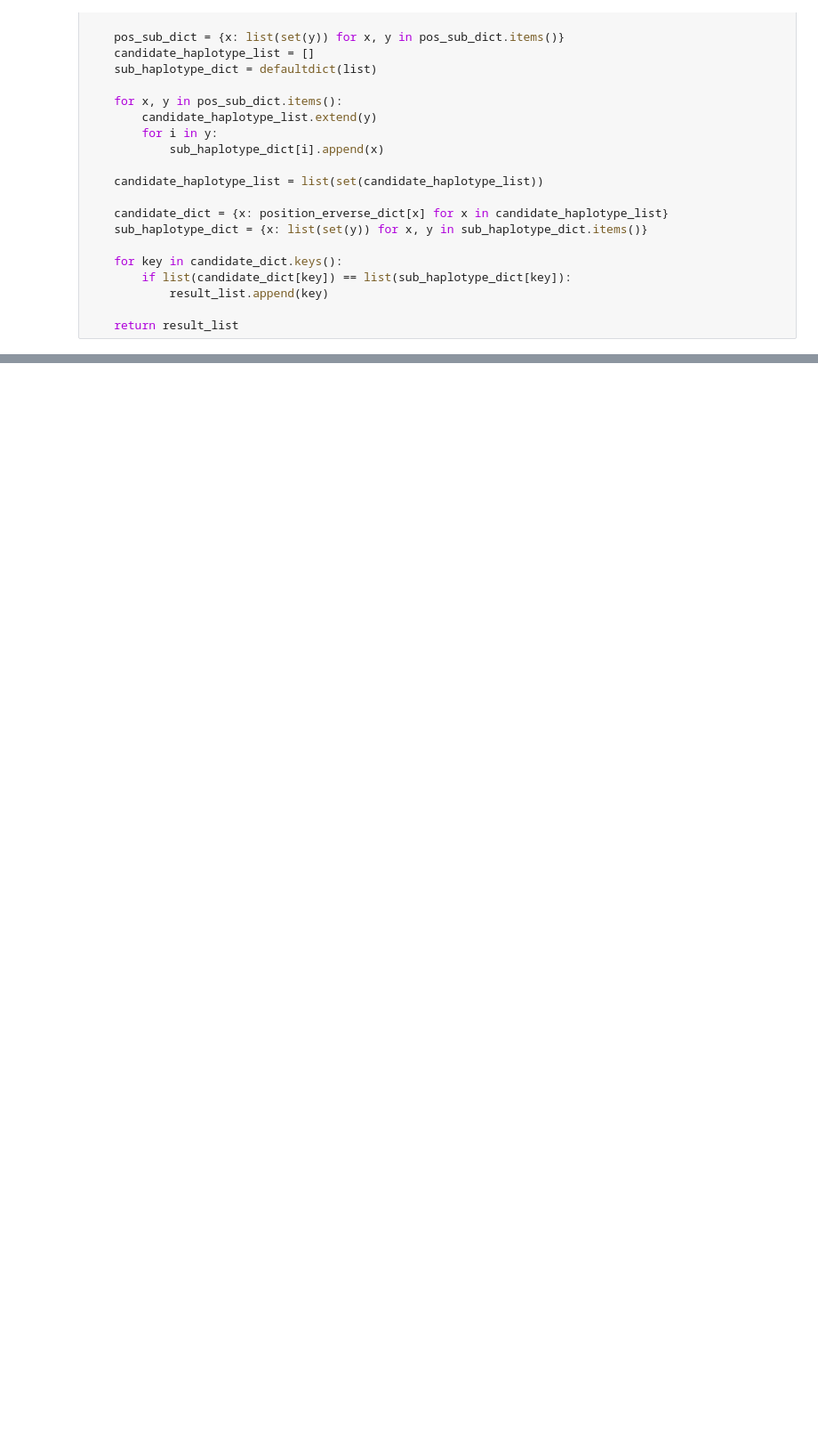
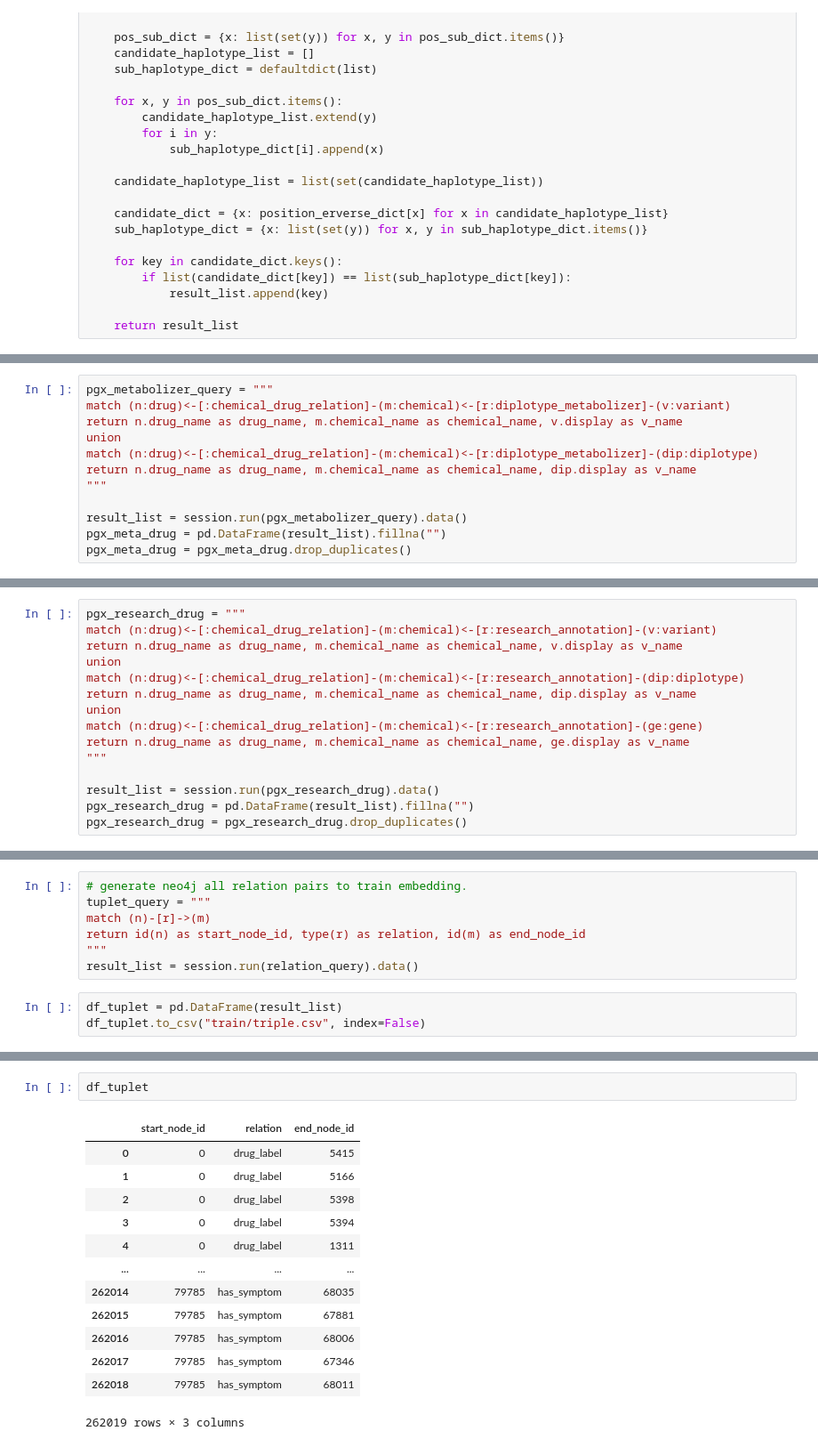
Before and after one commit to johncolezhang/pgkb_graph, a Jupyter notebook: py2neo_query.ipynb, the cells around one changed output, grey strips where cells are left out. Shown at 89% size. Cells and saved outputs as stored; diff of their text form; blank space fills up the shorter version.

```diff
--- a/py2neo_query.ipynb
+++ b/py2neo_query.ipynb
@@ -434,0 +526,12 @@ def position_to_haplotype(position_list):
+# %%
+pgx_metabolizer_query = """
+match (n:drug)<-[:chemical_drug_relation]-(m:chemical)<-[r:diplotype_metabolizer]-(v:variant)
+return n.drug_name as drug_name, m.chemical_name as chemical_name, v.display as v_name
+union
+match (n:drug)<-[:chemical_drug_relation]-(m:chemical)<-[r:diplotype_metabolizer]-(dip:diplotype)
+return n.drug_name as drug_name, m.chemical_name as chemical_name, dip.display as v_name
+"""
+
+result_list = session.run(pgx_metabolizer_query).data()
+pgx_meta_drug = pd.DataFrame(result_list).fillna("")
+pgx_meta_drug = pgx_meta_drug.drop_duplicates()
@@ -434,0 +543,15 @@ def position_to_haplotype(position_list):
+# %%
+pgx_research_drug = """
+match (n:drug)<-[:chemical_drug_relation]-(m:chemical)<-[r:research_annotation]-(v:variant)
+return n.drug_name as drug_name, m.chemical_name as chemical_name, v.display as v_name
+union
+match (n:drug)<-[:chemical_drug_relation]-(m:chemical)<-[r:research_annotation]-(dip:diplotype)
+return n.drug_name as drug_name, m.chemical_name as chemical_name, dip.display as v_name
+union
+match (n:drug)<-[:chemical_drug_relation]-(m:chemical)<-[r:research_annotation]-(ge:gene)
+return n.drug_name as drug_name, m.chemical_name as chemical_name, ge.display as v_name
+"""
+
+result_list = session.run(pgx_research_drug).data()
+pgx_research_drug = pd.DataFrame(result_list).fillna("")
+pgx_research_drug = pgx_research_drug.drop_duplicates()
@@ -434,0 +563,10 @@ def position_to_haplotype(position_list):
+# %%
+# generate neo4j all relation pairs to train embedding.
+tuplet_query = """
+match (n)-[r]->(m)
+return id(n) as start_node_id, type(r) as relation, id(m) as end_node_id
+"""
+result_list = session.run(relation_query).data()
+# %%
+df_tuplet = pd.DataFrame(result_list)
+df_tuplet.to_csv("train/triple.csv", index=False)
@@ -434,0 +588,16 @@ def position_to_haplotype(position_list):
+# %%
+df_tuplet
+# %% [output]
+|  | start_node_id | relation | end_node_id |
+| 0 | 0 | drug_label | 5415 |
+| 1 | 0 | drug_label | 5166 |
+| 2 | 0 | drug_label | 5398 |
+| 3 | 0 | drug_label | 5394 |
+| 4 | 0 | drug_label | 1311 |
+| ... | ... | ... | ... |
+| 262014 | 79785 | has_symptom | 68035 |
+| 262015 | 79785 | has_symptom | 67881 |
+| 262016 | 79785 | has_symptom | 68006 |
+| 262017 | 79785 | has_symptom | 67346 |
+| 262018 | 79785 | has_symptom | 68011 |
+262019 rows × 3 columns
```
Also changed, not shown: parts of 29 cells of this notebook, 4 other files.
